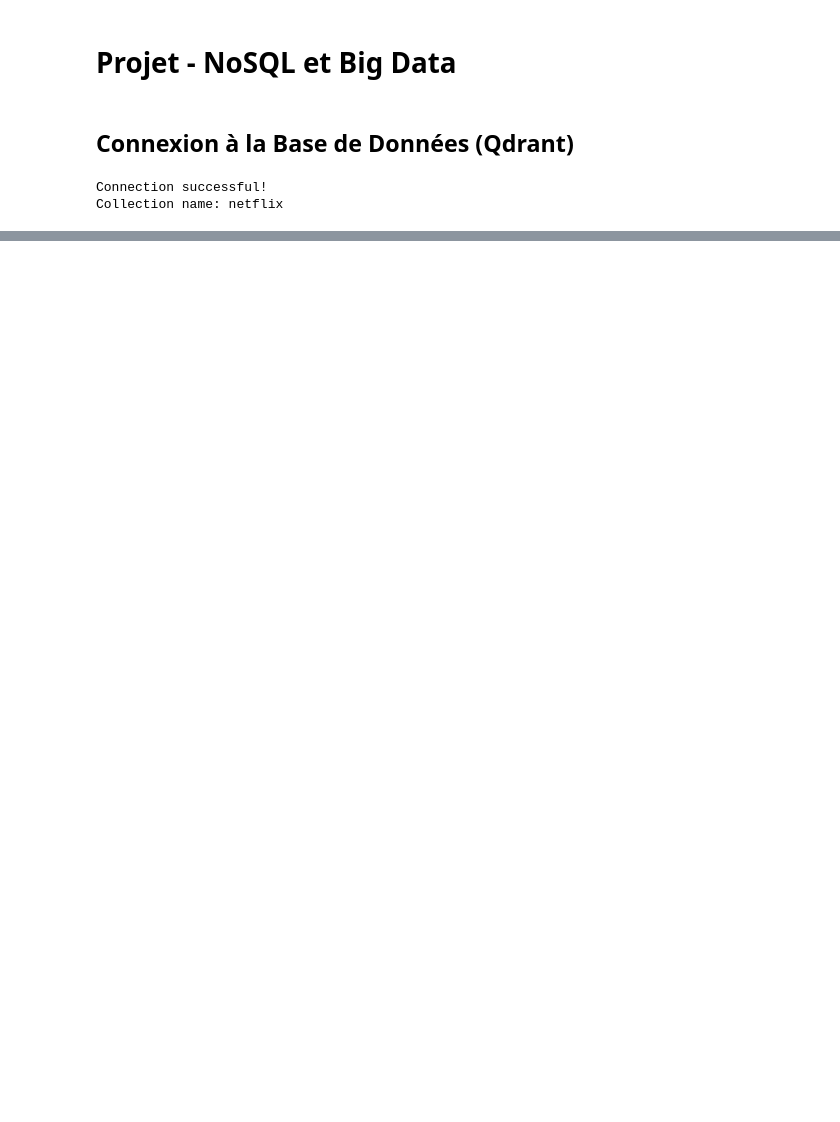
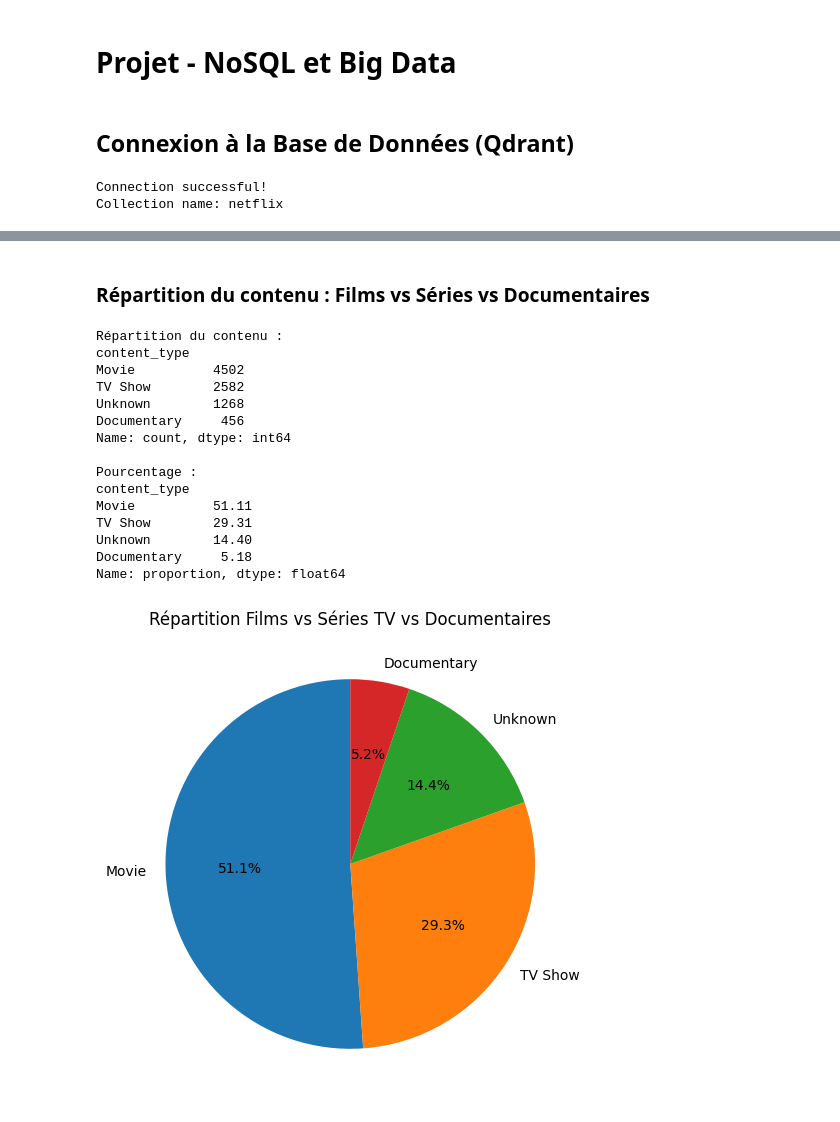
Before and after one commit to SwerkF/qdrant_ipssi, a Jupyter notebook: qdrant_netflix.ipynb, the cells around one changed output, grey strips where cells are left out. Drawn from its saved outputs; the diff is of its cells as text; code cells hidden in the pictures; blank space fills up the shorter version.

```diff
--- a/qdrant_netflix.ipynb
+++ b/qdrant_netflix.ipynb
@@ -31,0 +39,6 @@ Collection name: netflix
+# %%
+results = qdrant_client.scroll(
+    collection_name="netflix",
+    with_payload=True,
+    limit=10000)
+data = [point.payload for point in results[0]]
@@ -31,0 +47,74 @@ Collection name: netflix
+# %%
+df = pd.DataFrame(data)
+
+df = df.assign(
+    release_year = pd.to_numeric(df['release_year'], errors='coerce'),
+    date_added   = pd.to_datetime(df['date_added'], errors='coerce'),
+    rating       = df['rating'].astype('category'),
+    listed_in    = df['listed_in'].str.split(', '),
+    cast         = df['cast'].str.split(', '),
+    director     = df['director'].str.split(', '),
+    description  = df['description'].astype('string'),
+    country      = df['country'].astype('string'),
+    title        = df['title'].astype('string')
+)
+# %% [markdown]
+### Répartition du contenu : Films vs Séries vs Documentaires
+# %%
+movie_indicators = ['Movies', 'Movie']
+tv_indicators = ['TV Shows', 'TV', 'Series', 'Miniseries']
+documentary_indicators = ['Documentaries', 'Documentary']
+
+
+def get_content_type(listed_in):
+    if not isinstance(listed_in, list):
+        return 'Unknown'
+
+    listed = " ".join(listed_in)
+    if any(word in listed for word in movie_indicators):
+        return 'Movie'
+    if any(word in listed for word in tv_indicators):
+        return 'TV Show'
+    if any(word in listed for word in documentary_indicators):
+        return 'Documentary'
+    return 'Unknown'
+
+df['content_type'] = df['listed_in'].apply(get_content_type)
+
+content_distribution = df['content_type'].value_counts(normalize=False)
+content_percentage = df['content_type'].value_counts(normalize=True) * 100
+
+print("Répartition du contenu :")
+print(content_distribution)
+print("\nPourcentage :")
+print(content_percentage.round(2))
+
+content_distribution.plot.pie(
+    autopct='%1.1f%%', startangle=90, figsize=(8, 6),
+    title='Répartition Films vs Séries TV vs Documentaires', ylabel=''
+)
+plt.show()
+
+content_distribution.plot.bar(color=['skyblue', 'lightcoral', 'lightgreen', 'lightgrey'], figsize=(8, 6))
+plt.title('Nombre de Films vs Séries TV vs Documentaires')
+plt.xlabel('Type de contenu')
+plt.ylabel('Nombre')
+plt.xticks(rotation=0)
+plt.show()
+# %% [output]
+Répartition du contenu :
+content_type
+Movie          4502
+TV Show        2582
+Unknown        1268
+Documentary     456
+Name: count, dtype: int64
+
+Pourcentage :
+content_type
+Movie          51.11
+TV Show        29.31
+Unknown        14.40
+Documentary     5.18
+Name: proportion, dtype: float64
+[figure, added]
```
Also changed, not shown: parts of 16 cells of this notebook.
